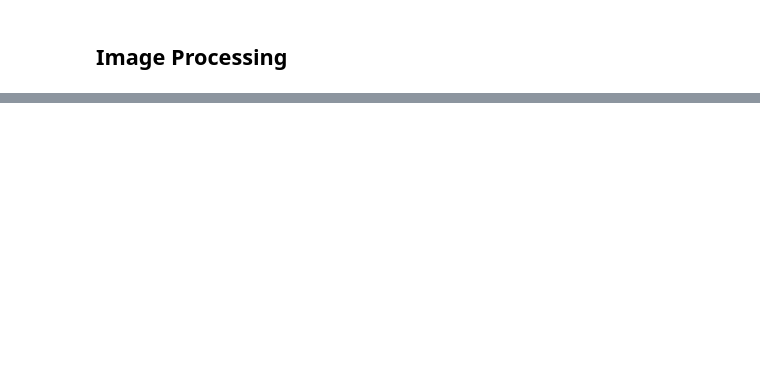
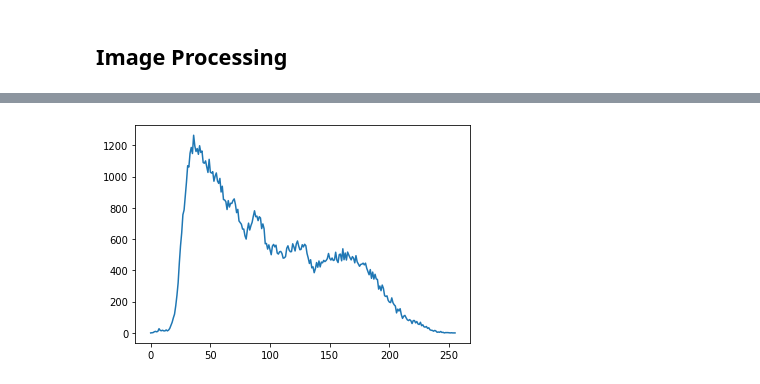
Before and after one commit to neduchal/USVP, a Jupyter notebook: cviceni/cv01.ipynb, the cells around one changed output, grey strips where cells are left out. Cells and saved outputs as stored; diff of their text form; code cells hidden in the pictures; blank space fills up the shorter version.

```diff
--- a/cviceni/cv01.ipynb
+++ b/cviceni/cv01.ipynb
@@ -41,0 +92,13 @@ from skimage.io import imread
+# %%
+def histogram(image):
+    hist = np.zeros(256, dtype=int)
+    for i in img.ravel():
+        hist[i] += 1
+    return hist
+
+h = histogram(img)
+
+plt.plot(h)
+plt.show()
+# %% [output]
+[figure, added]
```
Also changed, not shown: parts of 8 cells of this notebook.
